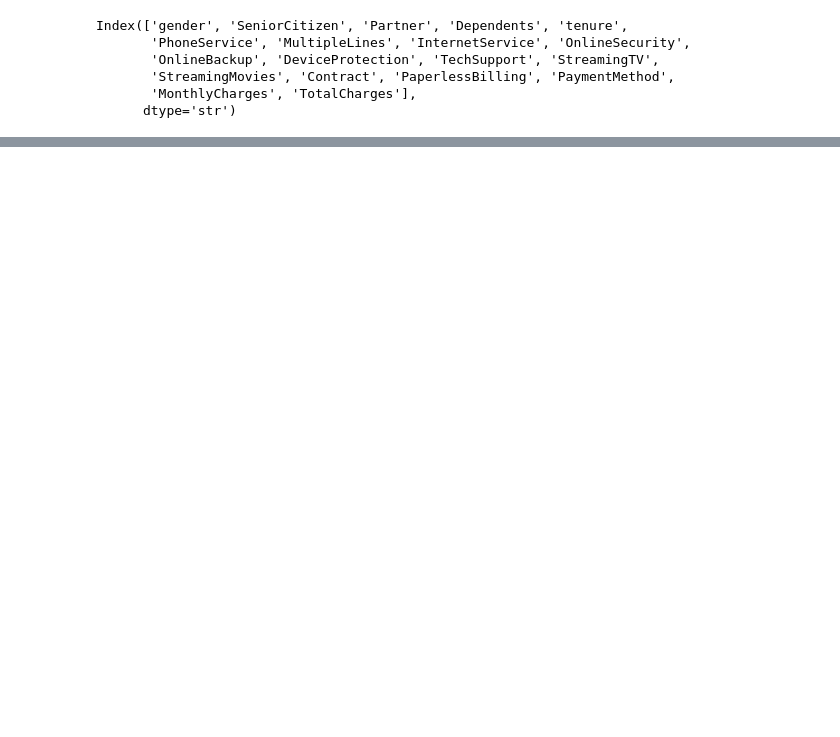
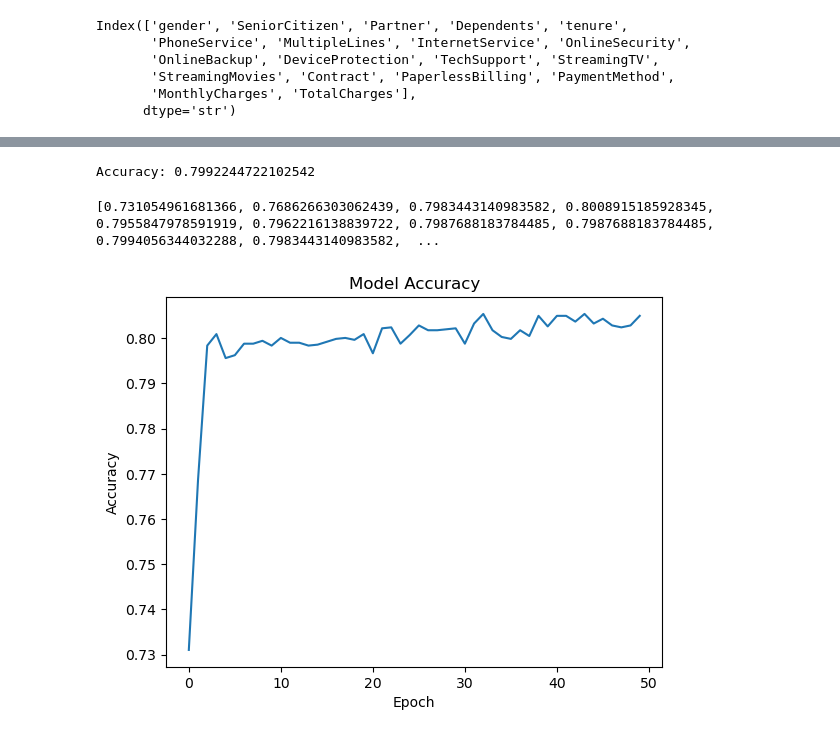
Before and after one commit to iamalok73/DA-29-Classes-Machine-Learning, a Jupyter notebook: Ann.ipynb, the cells around one changed output, grey strips where cells are left out. Saved outputs shown, nothing was run; the diff lists cells and outputs as text; code cells hidden in the pictures; blank space fills up the shorter version.

```diff
--- a/Ann.ipynb
+++ b/Ann.ipynb
@@ -67,6 +191,0 @@ classifier.add(Dense(kernel_initializer='uniform',units=6,activation="relu"))
-# %%
-classifier.add(Dense(kernel_initializer='uniform',units=6,activation="relu"))
-# %%
-classifier.add(Dense(kernel_initializer='uniform',units=6,activation="relu"))
-# %%
-classifier.add(Dense(units=1,kernel_initializer="uniform",activation="sigmoid"))
@@ -98,5 +192,5 @@ accuracy_score(y_test,rf_pred)
 # %%
 classifier.compile(optimizer="adam", loss="binary_crossentropy", metrics=["accuracy"])
 # %%
-classifier.fit(X_train,y_train,batch_size=10,epochs=50)
+history = classifier.fit(X_train, y_train, batch_size=10, epochs=50)
 # %% [output]
@@ -103,0 +225,20 @@ ValueError: Invalid dtype: str
+# %%
+from sklearn.metrics import accuracy_score
+
+print("Accuracy:", accuracy_score(y_test, y_pred))
+# %% [output]
+Accuracy: 0.7992244722102542
+# %%
+print(history.history['accuracy'])
+# %% [output]
+[0.731054961681366, 0.7686266303062439, 0.7983443140983582, 0.8008915185928345, 0.7955847978591919, 0.7962216138839722, 0.7987688183784485, 0.7987688183784485, 0.7994056344032288, 0.7983443140983582,  ...
+# %%
+import matplotlib.pyplot as plt
+
+plt.plot(history.history['accuracy'])
+plt.title('Model Accuracy')
+plt.xlabel('Epoch')
+plt.ylabel('Accuracy')
+plt.show()
+# %% [output]
+[figure, added]
```
Also changed, not shown: parts of 41 cells of this notebook.
